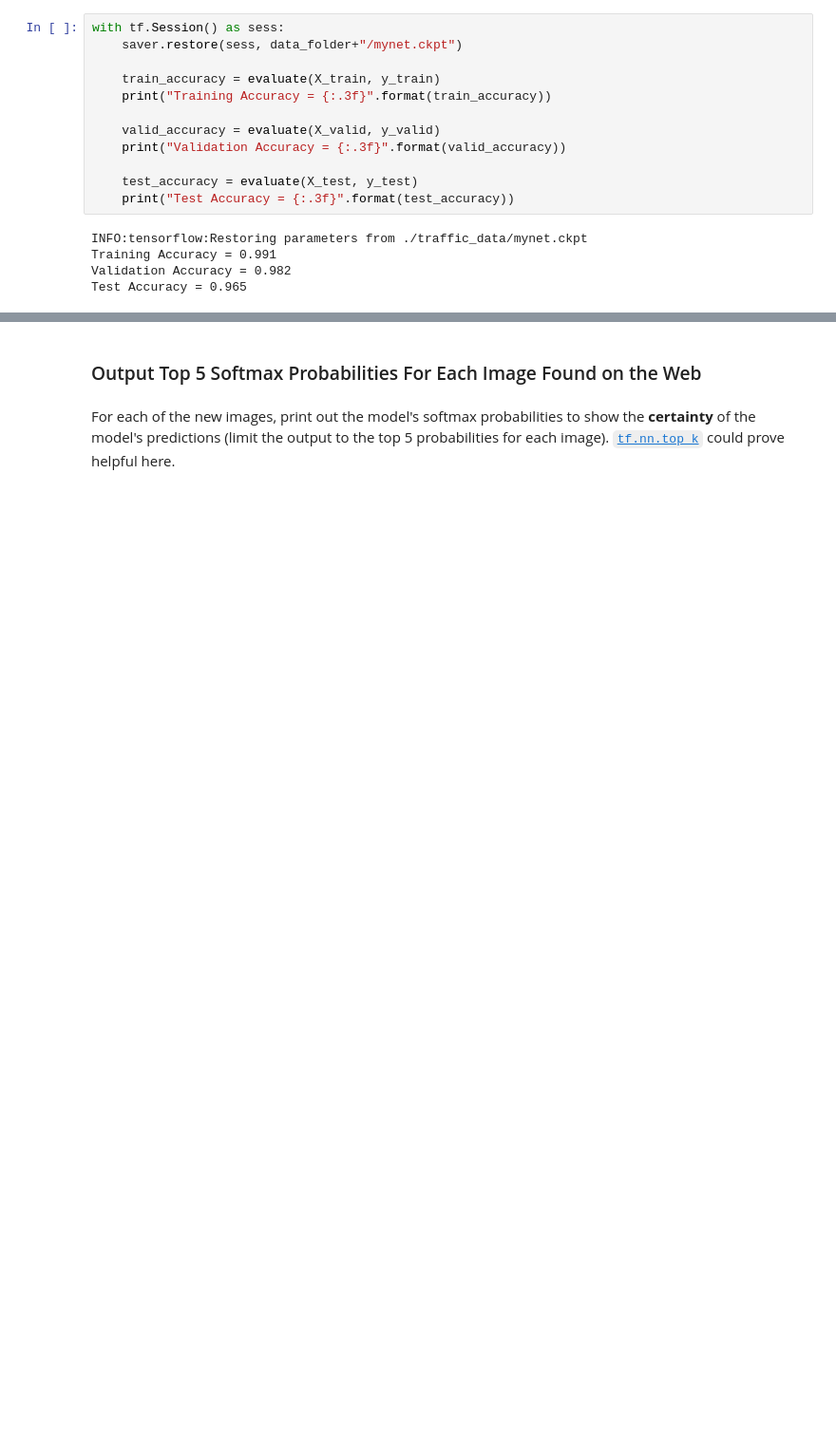
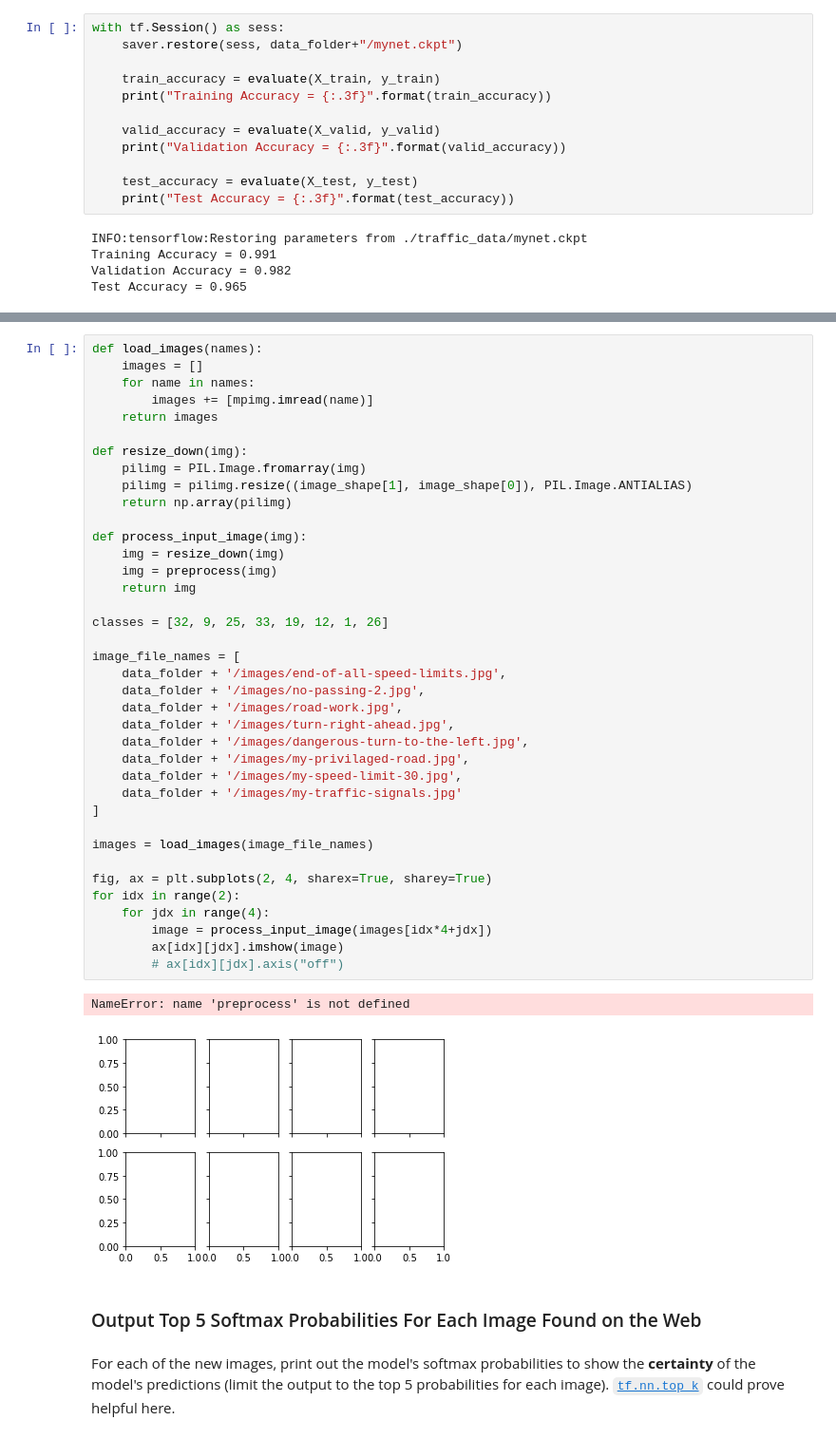
Before and after one commit to z-a-f/MOOCs, a Jupyter notebook: Udacity/CarND/CarND-Traffic-Sign-Classifier-Project/Traffic_Sign_Classifier.ipynb, the cells around one changed output, grey strips where cells are left out. Shown: that part at 95% size. Saved outputs shown, nothing was run; the diff lists cells and outputs as text; blank space fills up the shorter version.

```diff
--- a/Udacity/CarND/CarND-Traffic-Sign-Classifier-Project/Traffic_Sign_Classifier.ipynb
+++ b/Udacity/CarND/CarND-Traffic-Sign-Classifier-Project/Traffic_Sign_Classifier.ipynb
@@ -514,3 +585,44 @@ You may find `signnames.csv` useful as it contains mappings from the class id (i
+# %%
+def load_images(names):
+    images = []
+    for name in names:
+        images += [mpimg.imread(name)]
+    return images
+
+def resize_down(img):
+    pilimg = PIL.Image.fromarray(img)
+    pilimg = pilimg.resize((image_shape[1], image_shape[0]), PIL.Image.ANTIALIAS)
+    return np.array(pilimg)
+
+def process_input_image(img):
+    img = resize_down(img)
+    img = preprocess(img)
+    return img
+
+classes = [32, 9, 25, 33, 19, 12, 1, 26]
+
+image_file_names = [
+    data_folder + '/images/end-of-all-speed-limits.jpg',
+    data_folder + '/images/no-passing-2.jpg',
+    data_folder + '/images/road-work.jpg',
+    data_folder + '/images/turn-right-ahead.jpg',
+    data_folder + '/images/dangerous-turn-to-the-left.jpg',
+    data_folder + '/images/my-privilaged-road.jpg',
+    data_folder + '/images/my-speed-limit-30.jpg',
+    data_folder + '/images/my-traffic-signals.jpg'
+]
+
+images = load_images(image_file_names)
+
+fig, ax = plt.subplots(2, 4, sharex=True, sharey=True)
+for idx in range(2):
+    for jdx in range(4):
+        image = process_input_image(images[idx*4+jdx])
+        ax[idx][jdx].imshow(image)
+        # ax[idx][jdx].axis("off")
+# %% [output]
+NameError: name 'preprocess' is not defined
+[figure, added]
 # %% [markdown]
 ### Output Top 5 Softmax Probabilities For Each Image Found on the Web
 # %% [markdown]
```
Also changed, not shown: parts of 29 cells of this notebook.
